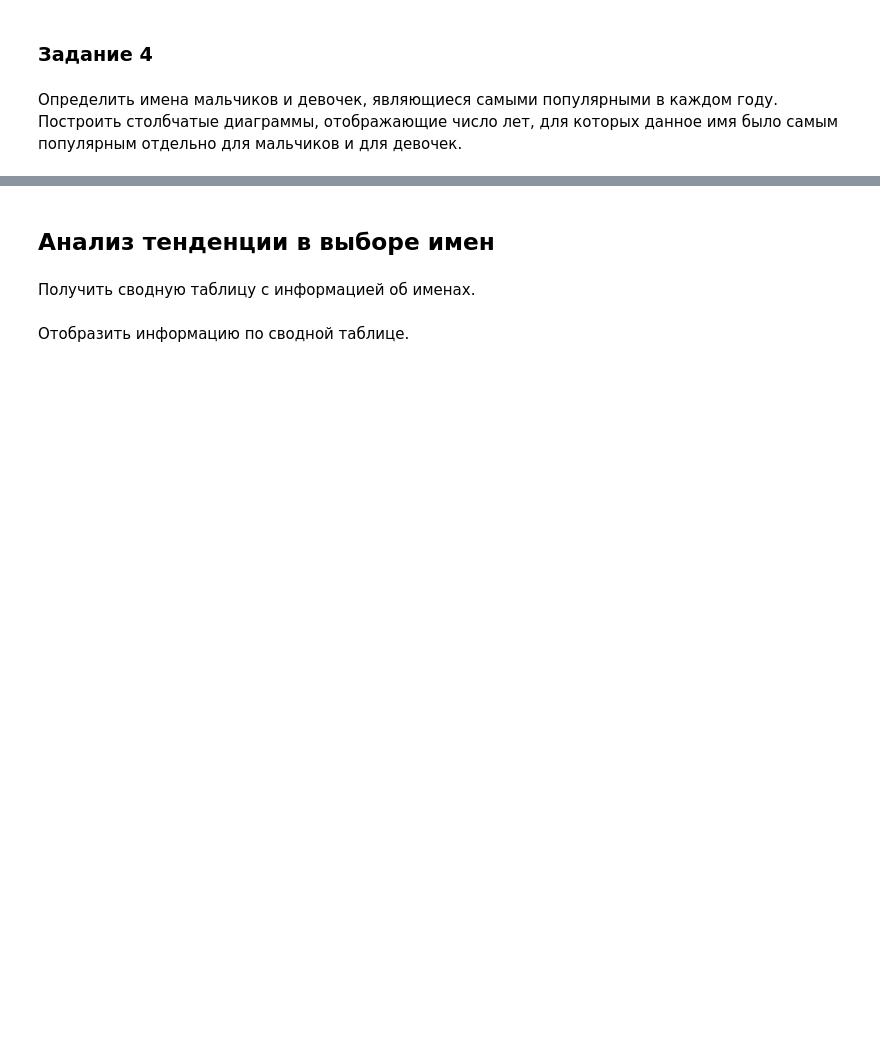
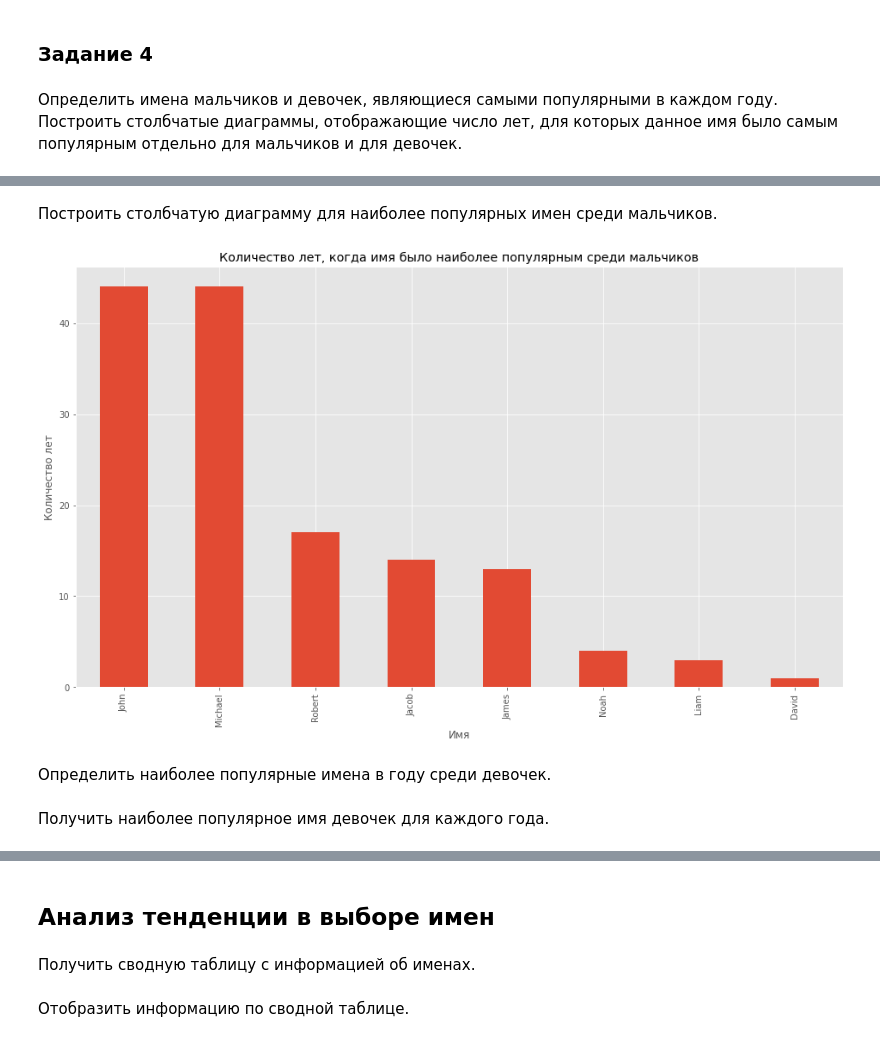
Before and after one commit to new-divos/hse-tasks, a Jupyter notebook: notebooks/Аттестация/names_solution.ipynb, the cells around one changed output, grey strips where cells are left out. Cells and saved outputs as stored; diff of their text form; code cells hidden in the pictures; blank space fills up the shorter version.

```diff
--- a/notebooks/Аттестация/names_solution.ipynb
+++ b/notebooks/Аттестация/names_solution.ipynb
@@ -466,0 +571,2 @@ total_births.plot(
+# %%
+boys = names_data[names_data.sex == 'M']
@@ -466,0 +575,7 @@ total_births.plot(
+# %%
+def get_most_popular_name(group):
+    return group[group.births == group.births.max()]['name'].values[0]
+
+boys_by_year = boys.groupby('year').apply(get_most_popular_name)
+
+boys_by_year.tail(10)
@@ -466,0 +597,4 @@ total_births.plot(
+# %%
+popular_names_for_boys = boys_by_year.value_counts()
+
+popular_names_for_boys
@@ -466,0 +611,13 @@ total_births.plot(
+# %% [markdown]
+Построить столбчатую диаграмму для наиболее популярных имен среди мальчиков.
+# %%
+popular_names_for_boys.plot(
+    kind='bar',
+    title="Количество лет, когда имя было наиболее популярным среди мальчиков",
+    xlabel="Имя",
+    ylabel="Количество лет"
+);
+# %% [output]
+[figure, added]
+# %% [markdown]
+Определить наиболее популярные имена в году среди девочек.
@@ -466,0 +626,2 @@ total_births.plot(
+# %% [markdown]
+Получить наиболее популярное имя девочек для каждого года.
```
Also changed, not shown: parts of 38 cells of this notebook, 1 other file.
